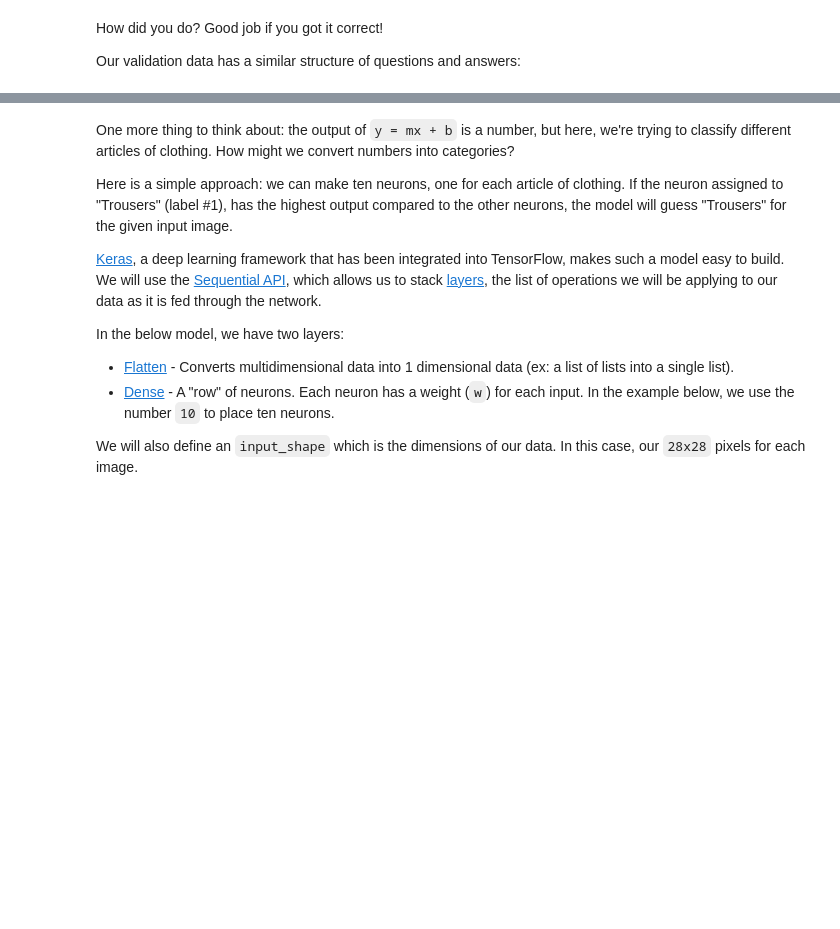
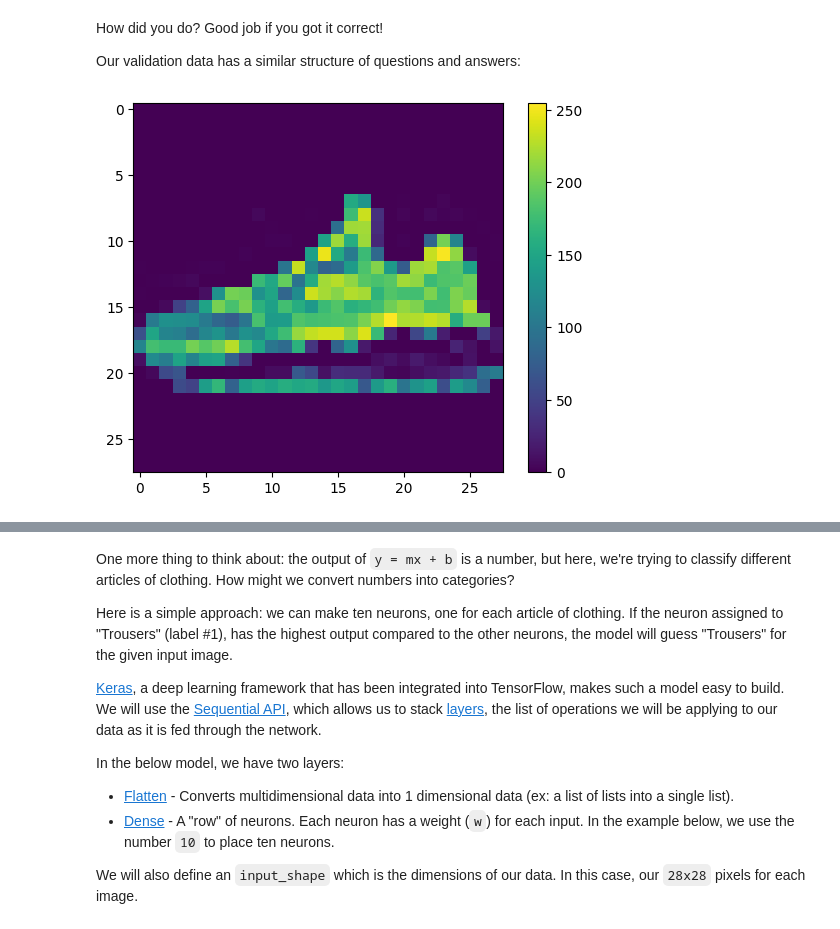
Before and after one commit to ADARSHSANJEETKUMARSINGH/Artificial-intelligence, a Jupyter notebook: building-a-brain/BuildingABrain.ipynb, the cells around one changed output, grey strips where cells are left out. Drawn from its saved outputs; the diff is of its cells as text; code cells hidden in the pictures; blank space fills up the shorter version.

```diff
--- a/building-a-brain/BuildingABrain.ipynb
+++ b/building-a-brain/BuildingABrain.ipynb
@@ -75,13 +90,15 @@ Our validation data has a similar structure of questions and answers:
 # %%
 import matplotlib.pyplot as plt
 
 # The question number to quiz with. Feel free to change up to 9999.
 data_idx = 6174
 
 plt.figure()
-plt.imshow(valid_images[data_idx], cmap='gray')
+plt.imshow(valid_images[data_idx], cmap='viridis')
 plt.colorbar()
 plt.grid(False)
 plt.show()
+# %% [output]
+[figure, added]
 # %%
 valid_labels[data_idx]
```
Also changed, not shown: parts of 12 cells of this notebook.
